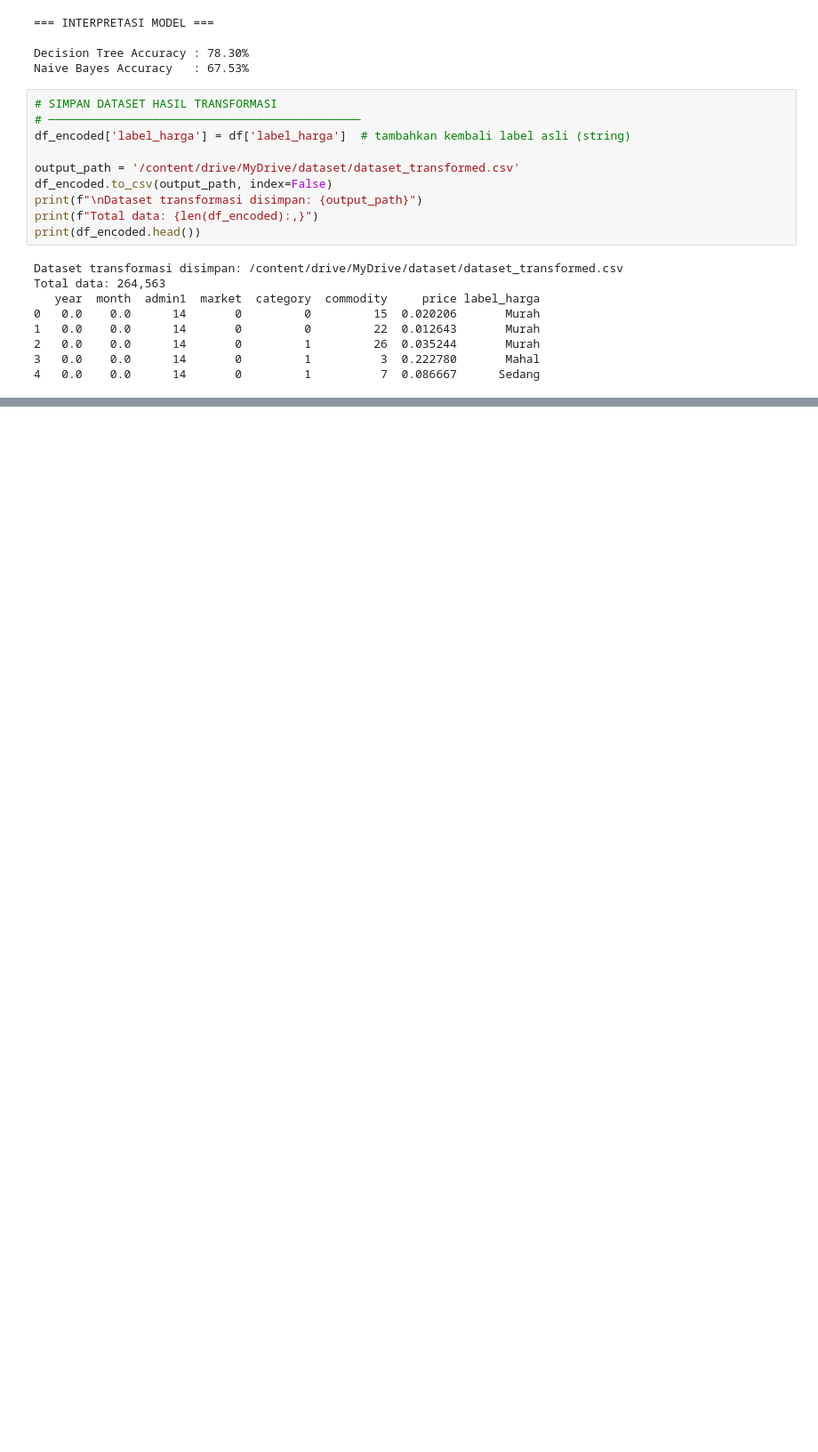
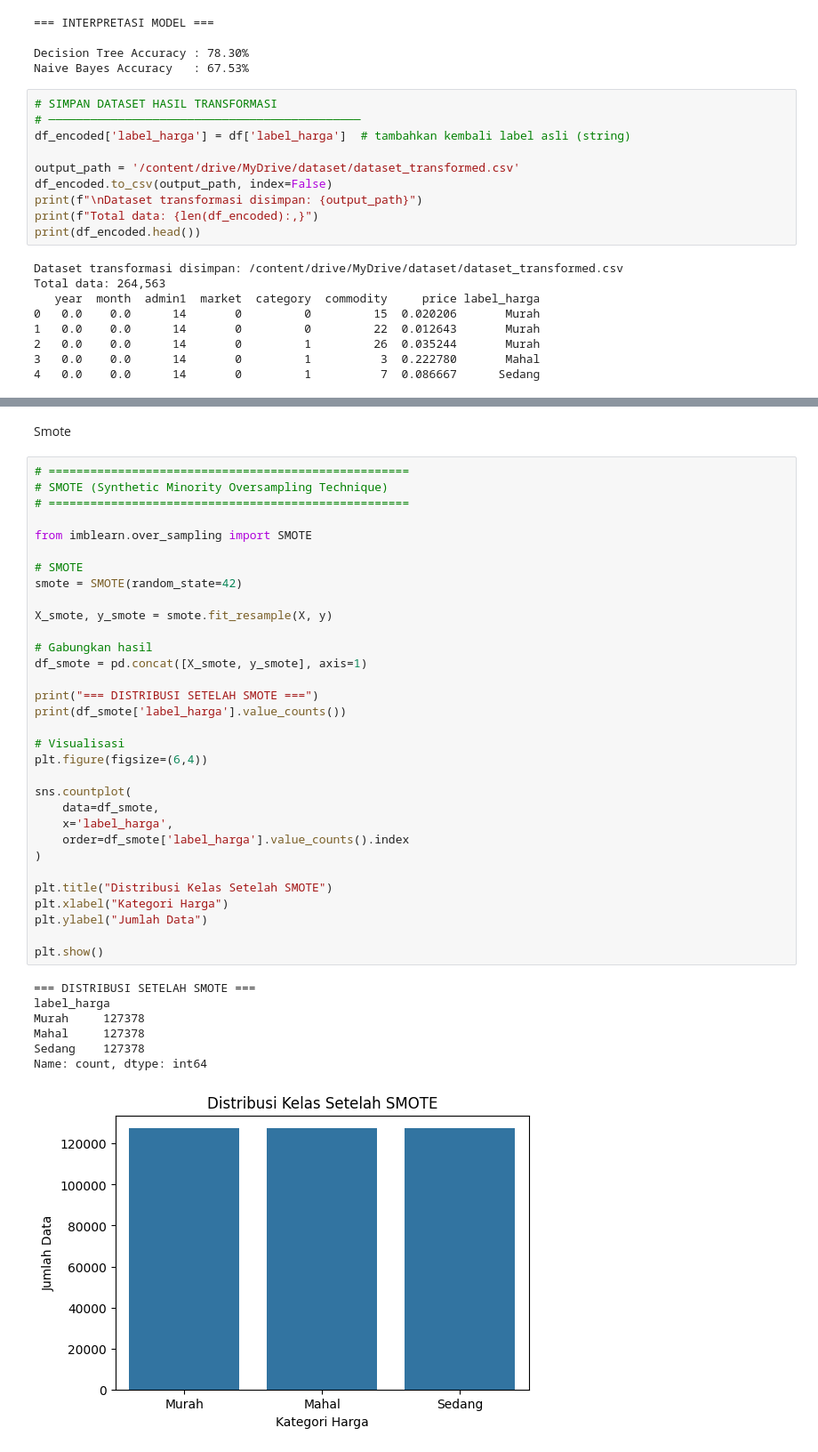
Before and after one commit to afllaabdi/tugas_data_mining, a Jupyter notebook: PenggalianData2.ipynb, the cells around one changed output, grey strips where cells are left out. Shown at 89% size. Saved outputs shown, nothing was run; the diff lists cells and outputs as text; blank space fills up the shorter version.

```diff
--- a/PenggalianData2.ipynb
+++ b/PenggalianData2.ipynb
@@ -649,0 +749,42 @@ Total data: 264,563
+# %% [markdown]
+Smote
+# %%
+# ====================================================
+# SMOTE (Synthetic Minority Oversampling Technique)
+# ====================================================
+
+from imblearn.over_sampling import SMOTE
+
+# SMOTE
+smote = SMOTE(random_state=42)
+
+X_smote, y_smote = smote.fit_resample(X, y)
+
+# Gabungkan hasil
+df_smote = pd.concat([X_smote, y_smote], axis=1)
+
+print("=== DISTRIBUSI SETELAH SMOTE ===")
+print(df_smote['label_harga'].value_counts())
+
+# Visualisasi
+plt.figure(figsize=(6,4))
+
+sns.countplot(
+    data=df_smote,
+    x='label_harga',
+    order=df_smote['label_harga'].value_counts().index
+)
+
+plt.title("Distribusi Kelas Setelah SMOTE")
+plt.xlabel("Kategori Harga")
+plt.ylabel("Jumlah Data")
+
+plt.show()
+# %% [output]
+=== DISTRIBUSI SETELAH SMOTE ===
+label_harga
+Murah     127378
+Mahal     127378
+Sedang    127378
+Name: count, dtype: int64
+[figure, added]
```
Also changed, not shown: parts of 16 cells of this notebook.
